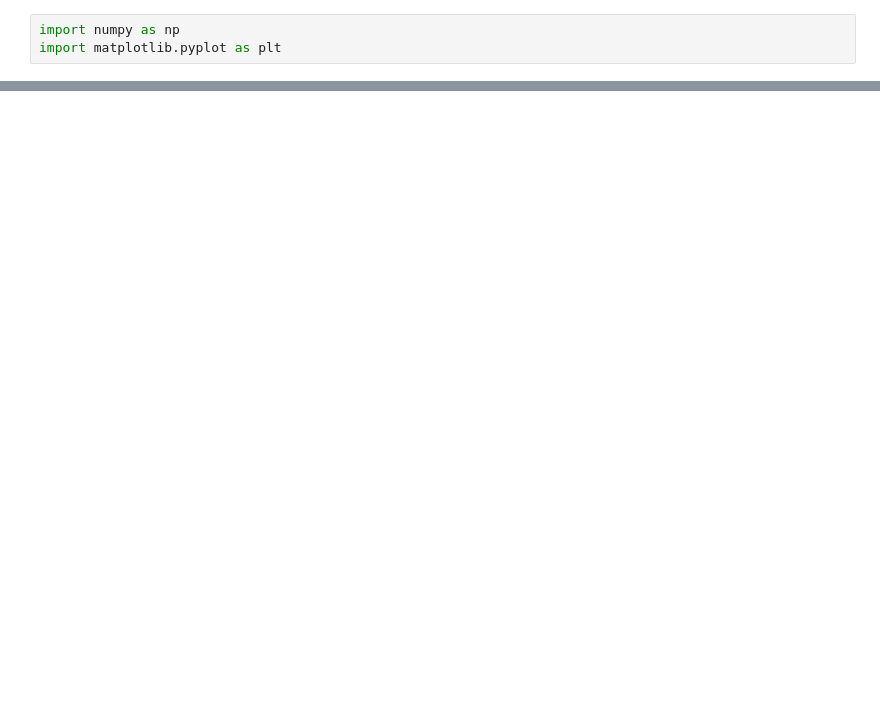
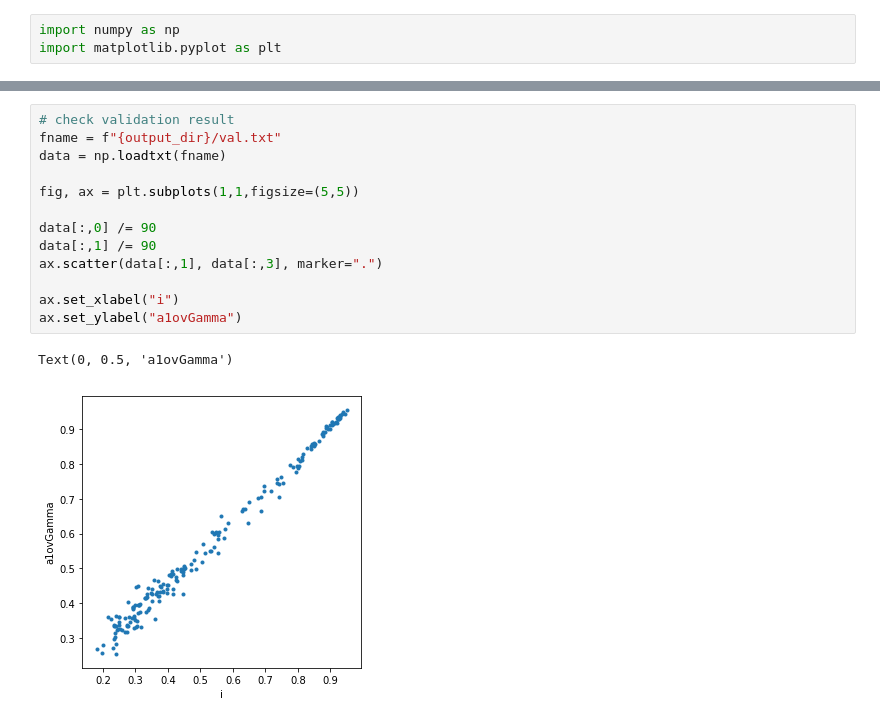
Before and after one commit to knmoriwaki/Asteroseismology, a Jupyter notebook: plot.ipynb, the cells around one changed output, grey strips where cells are left out. Cells and saved outputs as stored; diff of their text form; blank space fills up the shorter version.

```diff
--- a/plot.ipynb
+++ b/plot.ipynb
@@ -45,3 +71,19 @@ plt.savefig("figures/val.png")
+# %%
+# check validation result
+fname = f"{output_dir}/val.txt"
+data = np.loadtxt(fname)
+
+fig, ax = plt.subplots(1,1,figsize=(5,5))
+
+data[:,0] /= 90
+data[:,1] /= 90
+ax.scatter(data[:,1], data[:,3], marker=".")
+
+ax.set_xlabel("i")
+ax.set_ylabel("a1ovGamma")
+# %% [output]
+Text(0, 0.5, 'a1ovGamma')
+[figure, added]
 # %%
 # check pdf distribution
 fname = f"{output_dir}/val_dist0.txt"
```
Also changed, not shown: parts of 7 cells of this notebook, 7 other files.
